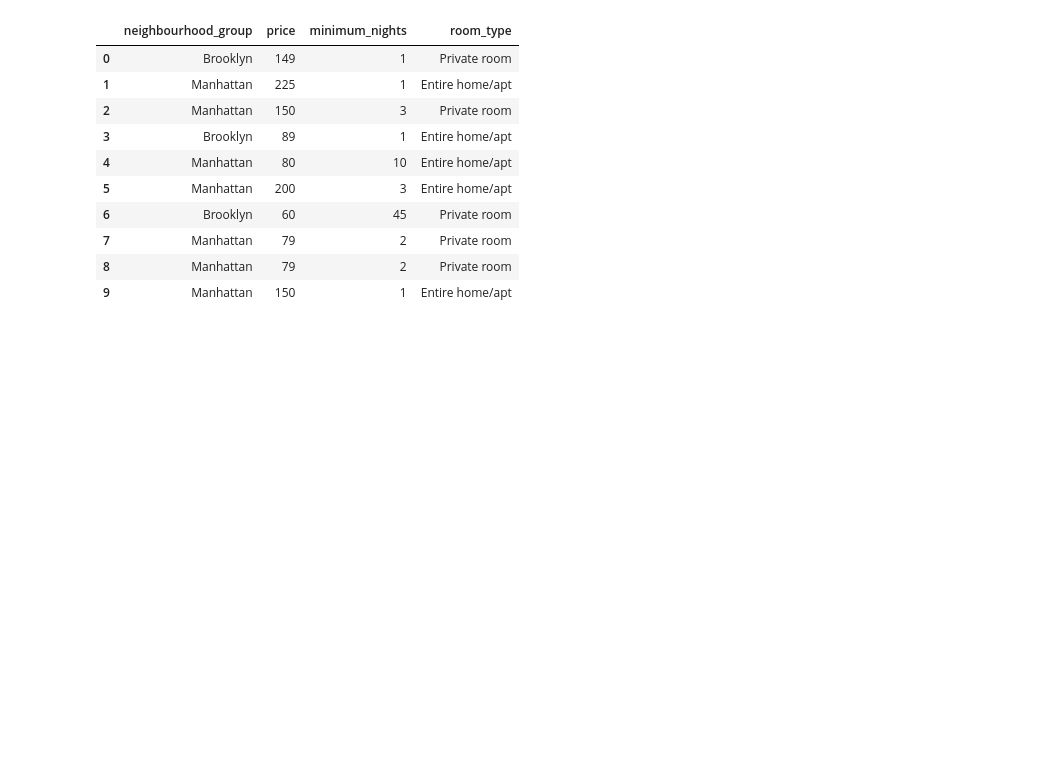
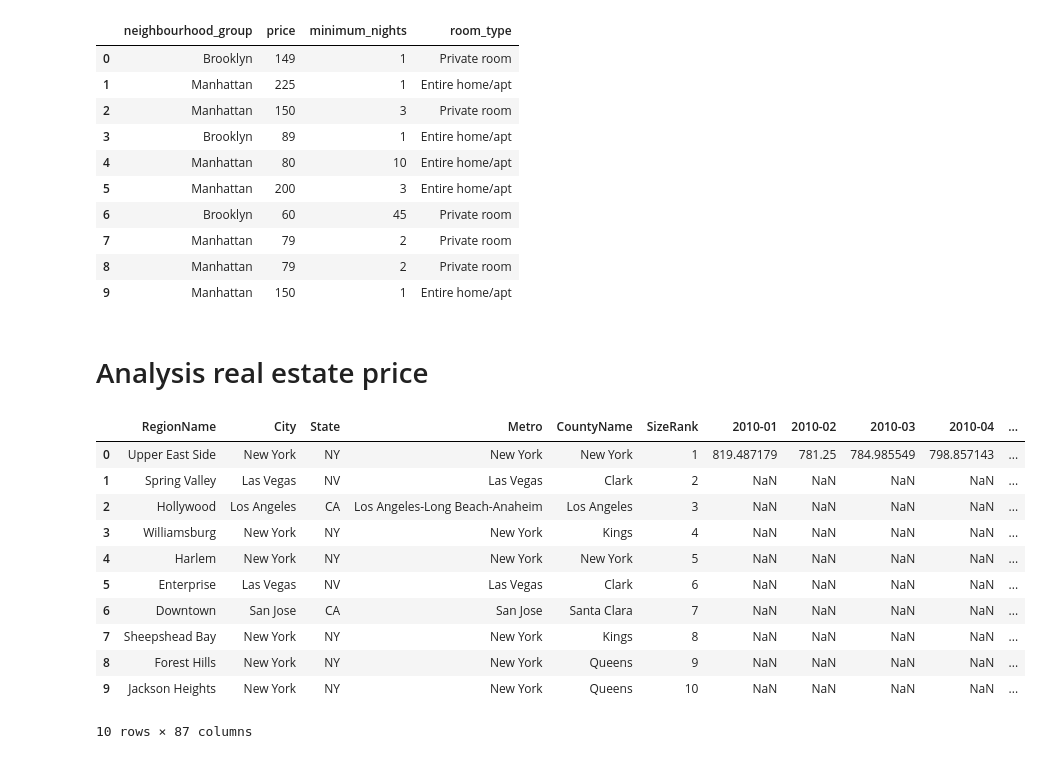
Before and after one commit to mkim5068/project1, a Jupyter notebook: project.ipynb, the cells around one changed output. Drawn from its saved outputs; the diff is of its cells as text; code cells hidden in the pictures; blank space fills up the shorter version.

```diff
--- a/project.ipynb
+++ b/project.ipynb
@@ -120,3 +122,25 @@ airbnb_df[["neighbourhood_group", "price","minimum_nights","room_type"]].head(10
 | 7 | Manhattan | 79 | 2 | Private room |
 | 8 | Manhattan | 79 | 2 | Private room |
 | 9 | Manhattan | 150 | 1 | Entire home/apt |
+# %% [markdown]
+#  Analysis real estate price
+# %%
+# Make a reference to the csv file path
+csv_path = "Resources/median_price.csv"
+
+# Import the USP_business_map.csv file as a DataFrame
+df = pd.read_csv(csv_path, encoding="utf-8")
+df.head(10)
+# %% [output]
+|  | RegionName | City | State | Metro | CountyName | SizeRank | 2010-01 | 2010-02 | 2010-03 | 2010-04 | ... |
+| 0 | Upper East Side | New York | NY | New York | New York | 1 | 819.487179 | 781.25 | 784.985549 | 798.857143 | ... |
+| 1 | Spring Valley | Las Vegas | NV | Las Vegas | Clark | 2 | NaN | NaN | NaN | NaN | ... |
+| 2 | Hollywood | Los Angeles | CA | Los Angeles-Long Beach-Anaheim | Los Angeles | 3 | NaN | NaN | NaN | NaN | ... |
+| 3 | Williamsburg | New York | NY | New York | Kings | 4 | NaN | NaN | NaN | NaN | ... |
+| 4 | Harlem | New York | NY | New York | New York | 5 | NaN | NaN | NaN | NaN | ... |
+| 5 | Enterprise | Las Vegas | NV | Las Vegas | Clark | 6 | NaN | NaN | NaN | NaN | ... |
+| 6 | Downtown | San Jose | CA | San Jose | Santa Clara | 7 | NaN | NaN | NaN | NaN | ... |
+| 7 | Sheepshead Bay | New York | NY | New York | Kings | 8 | NaN | NaN | NaN | NaN | ... |
+| 8 | Forest Hills | New York | NY | New York | Queens | 9 | NaN | NaN | NaN | NaN | ... |
+| 9 | Jackson Heights | New York | NY | New York | Queens | 10 | NaN | NaN | NaN | NaN | ... |
+10 rows × 87 columns
```
Also changed, not shown: parts of 8 cells of this notebook.
